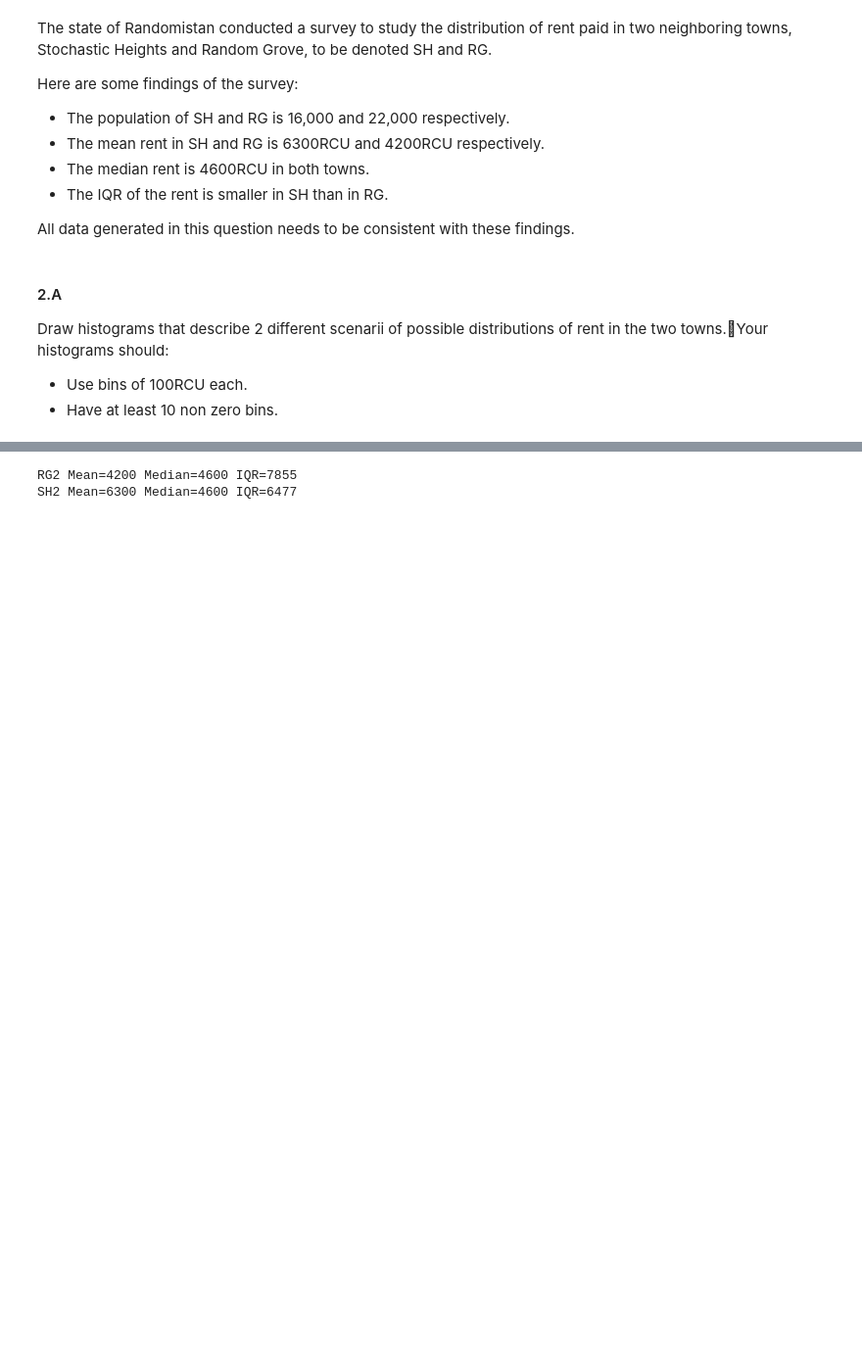
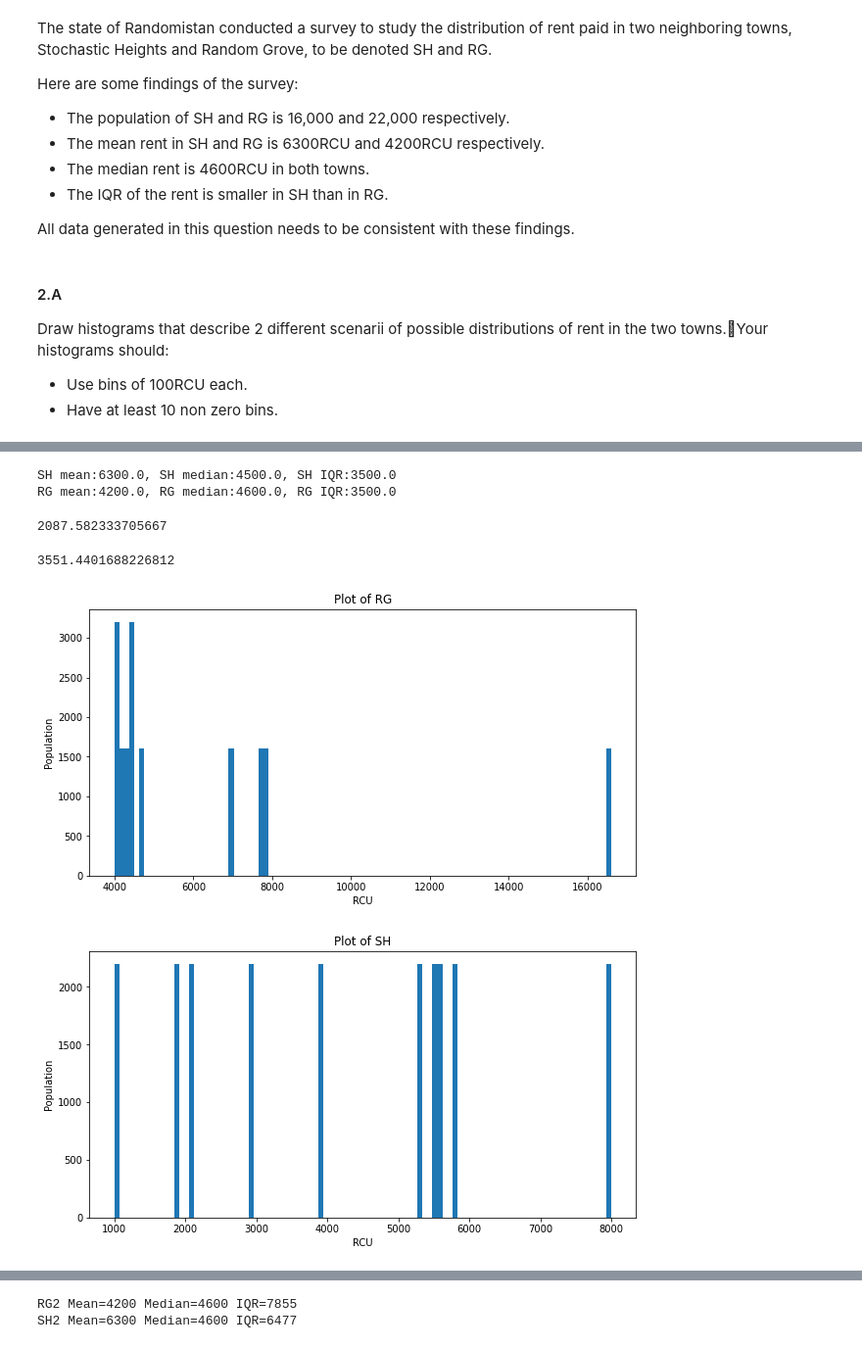
Before and after one commit to danspts/stats_and_data_analysis, a Jupyter notebook: 318299559_227367455.ipynb, the cells around one changed output, grey strips where cells are left out. Shown: that part at 98% size. Drawn from its saved outputs; the diff is of its cells as text; code cells hidden in the pictures; blank space fills up the shorter version.

```diff
--- a/318299559_227367455.ipynb
+++ b/318299559_227367455.ipynb
@@ -152,3 +108,53 @@ SH1 Mean=6300 Median=4600 IQR=6517
+# %%
+import numpy as np
+import scipy as sp
+from scipy.stats import iqr
+
+sh = dict(size=16000)
+sh['dist'] = np.array([4000, 4100, 4200, 4300, 4400, 4500 ,4700,7000, 7700, 7800, 16600] * (sh['size'] // 10))
+sh.update(dict(median = np.median(sh['dist']),
+               mean = np.mean(sh['dist']),
+               std = np.std(sh['dist']),
+               iqr = np.percentile(sh['dist'],75) - np.percentile(sh['dist'],25)))
+print(f"SH mean:{sh['mean']}, SH median:{sh['median']}, SH IQR:{sh['iqr']}")
+
+rg = dict(size=22000)
+rg['dist'] = np.array([1000, 1900, 2100, 2900, 3900 ,5300, 5500, 5600, 5800, 8000] * (rg['size'] // 10))
+rg.update(dict(median = np.median(rg['dist']),
+               mean = np.mean(rg['dist']),
+               std = np.std(rg['dist']),
+               iqr = np.percentile(rg['dist'],75) - np.percentile(rg['dist'],25)))
+print(f"RG mean:{rg['mean']}, RG median:{rg['median']}, RG IQR:{rg['iqr']}")
+# %% [output]
+SH mean:6300.0, SH median:4500.0, SH IQR:3500.0
+RG mean:4200.0, RG median:4600.0, RG IQR:3500.0
+# %%
+rg['std']
+# %% [output]
+2087.582333705667
+# %%
+sh['std']
+# %% [output]
+3551.4401688226812
+# %%
+import matplotlib.pyplot as plt
+
+plt.figure(figsize=(10, 5))
+plt.hist(sh['dist'], bins=100)
+plt.title("Plot of RG")
+plt.xlabel("RCU")
+plt.ylabel("Population")
+plt.show()
+
+plt.figure(figsize=(10, 5))
+plt.hist(rg['dist'], bins=100)
+plt.title("Plot of SH")
+plt.xlabel("RCU")
+plt.ylabel("Population")
+plt.show()
+# %% [output]
+[figure, added]
+[figure, added]
 # %%
 import seaborn as sns
 import matplotlib.pyplot as plt
```
Also changed, not shown: parts of 13 cells of this notebook, 1 other file.
